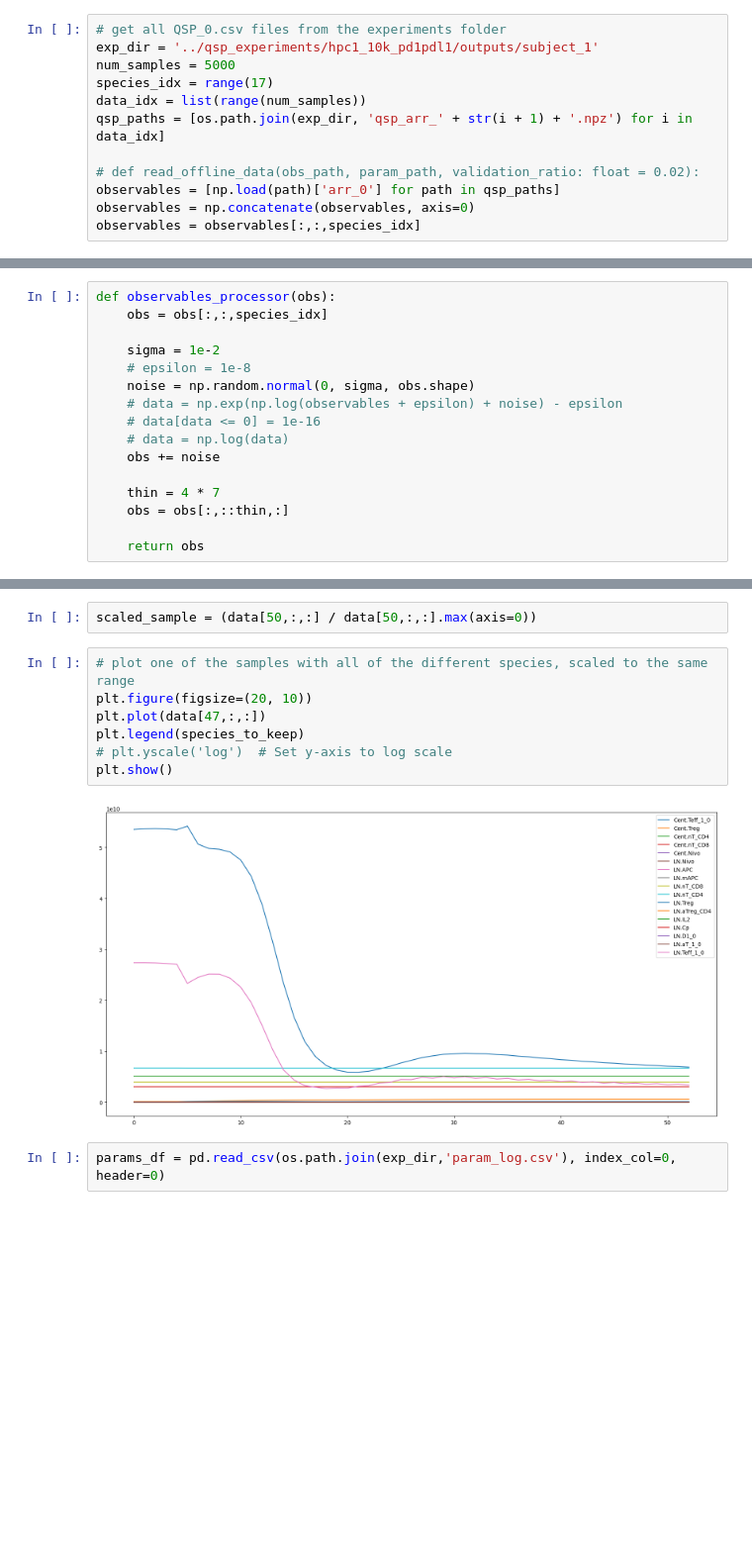
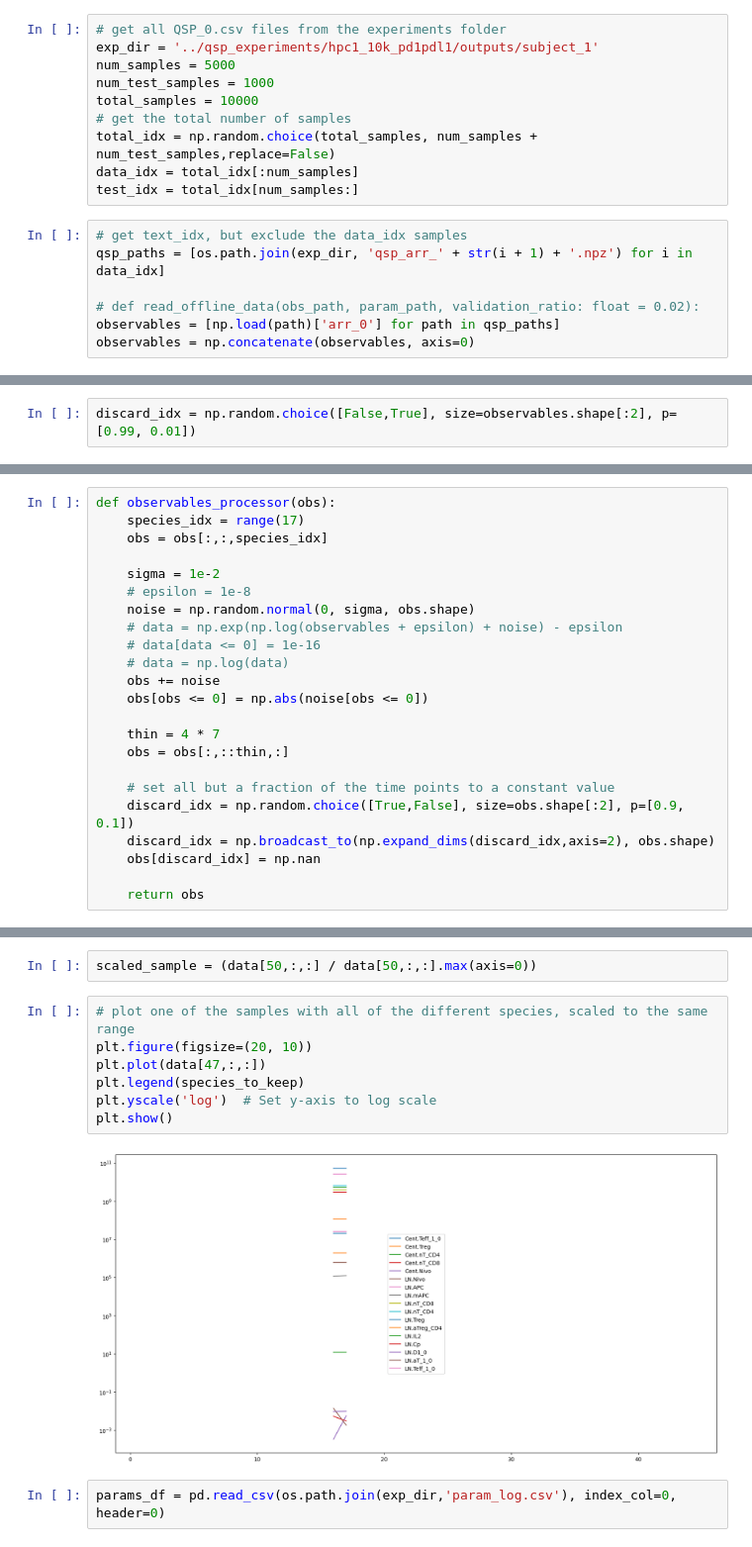
Before and after one commit to jeliason/SPQSP_IO, a Jupyter notebook: notebooks/qsp_10k_pd1pdl1.ipynb, the cells around one changed output, grey strips where cells are left out. Shown at 99% size. Saved outputs shown, nothing was run; the diff lists cells and outputs as text; blank space fills up the shorter version.

```diff
--- a/notebooks/qsp_10k_pd1pdl1.ipynb
+++ b/notebooks/qsp_10k_pd1pdl1.ipynb
@@ -60,15 +62,20 @@ species_to_keep = [
 	'Tum.C1_PDL1',
 	'Tum.C1_PDL2'
 ]
+# %%
+# get all QSP_0.csv files from the experiments folder
+exp_dir = '../qsp_experiments/hpc1_10k_pd1pdl1/outputs/subject_1'
+num_samples = 5000
+num_test_samples = 1000
+total_samples = 10000
+# get the total number of samples
+total_idx = np.random.choice(total_samples, num_samples + num_test_samples,replace=False)
+data_idx = total_idx[:num_samples]
+test_idx = total_idx[num_samples:]
 # %%
-# get all QSP_0.csv files from the experiments folder
-exp_dir = '../qsp_experiments/hpc1_10k_pd1pdl1/outputs/subject_1'
-num_samples = 5000
-species_idx = range(17)
-data_idx = list(range(num_samples))
+# get text_idx, but exclude the data_idx samples
 qsp_paths = [os.path.join(exp_dir, 'qsp_arr_' + str(i + 1) + '.npz') for i in data_idx]
 
 # def read_offline_data(obs_path, param_path, validation_ratio: float = 0.02):
 observables = [np.load(path)['arr_0'] for path in qsp_paths]
 observables = np.concatenate(observables, axis=0)
-observables = observables[:,:,species_idx]
@@ -74,0 +86,2 @@ observables = observables[:,:,species_idx]
+# %%
+discard_idx = np.random.choice([False,True], size=observables.shape[:2], p=[0.99, 0.01])
@@ -75,5 +101,6 @@ observables = observables[:,:,species_idx]
 # %%
 def observables_processor(obs):
+	species_idx = range(17)
 	obs = obs[:,:,species_idx]
 
 	sigma = 1e-2
@@ -83,10 +110,16 @@ def observables_processor(obs):
 	# data[data <= 0] = 1e-16
 	# data = np.log(data)
 	obs += noise
+	obs[obs <= 0] = np.abs(noise[obs <= 0])
 
 	thin = 4 * 7
 	obs = obs[:,::thin,:]
 
+	# set all but a fraction of the time points to a constant value
+	discard_idx = np.random.choice([True,False], size=obs.shape[:2], p=[0.9, 0.1])
+	discard_idx = np.broadcast_to(np.expand_dims(discard_idx,axis=2), obs.shape)
+	obs[discard_idx] = np.nan
+
 	return obs
 # %%
 data = observables_processor(observables)
@@ -103,11 +136,11 @@ scaled_sample = (data[50,:,:] / data[50,:,:].max(axis=0))
 # %%
 # plot one of the samples with all of the different species, scaled to the same range
 plt.figure(figsize=(20, 10))
 plt.plot(data[47,:,:])
 plt.legend(species_to_keep)
-# plt.yscale('log')  # Set y-axis to log scale
+plt.yscale('log')  # Set y-axis to log scale
 plt.show()
 # %% [output]
-[figure, old version]
+[figure, new version]
 # %%
 params_df = pd.read_csv(os.path.join(exp_dir,'param_log.csv'), index_col=0, header=0)
```
Also changed, not shown: parts of 26 cells of this notebook, 6 other files.
